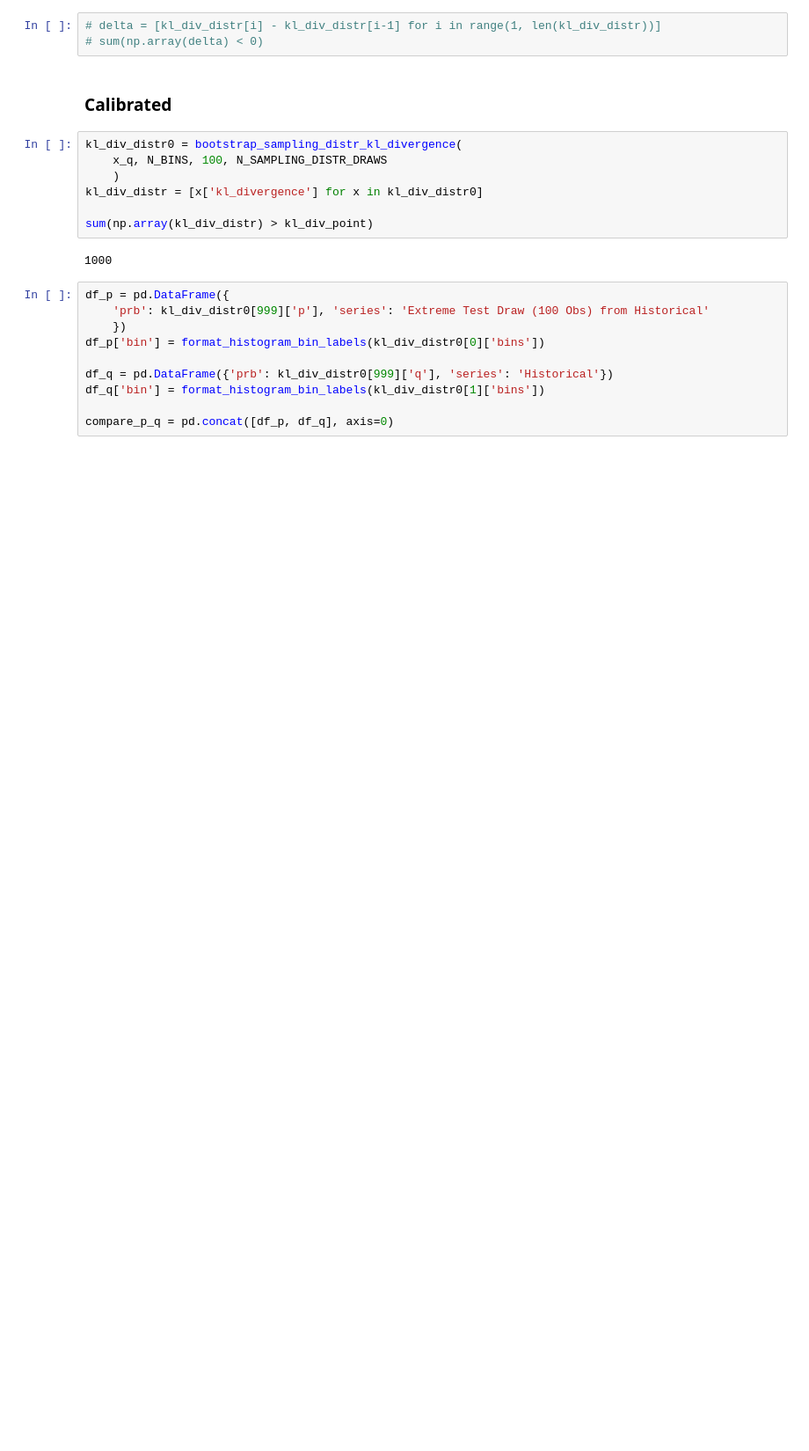
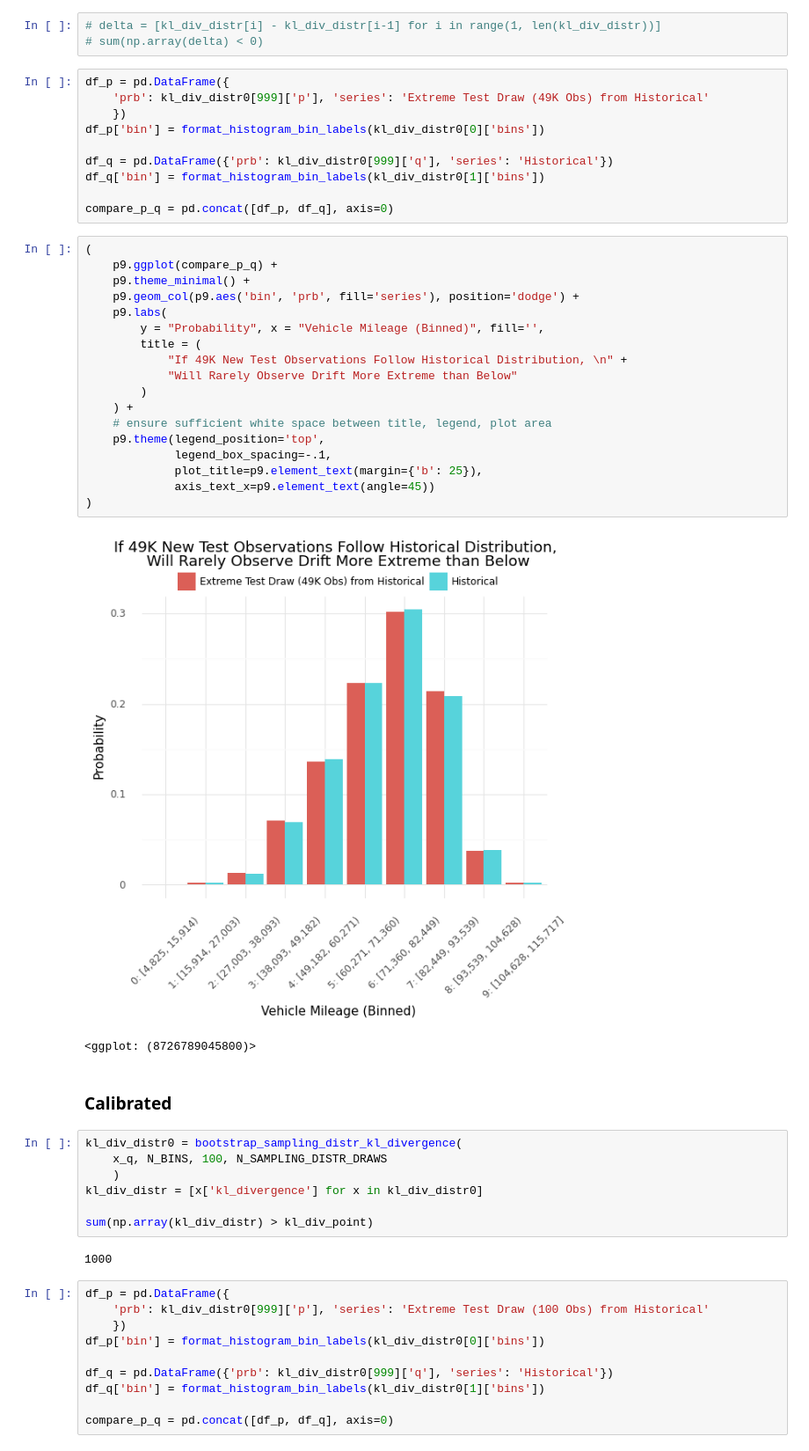
Before and after one commit to abrahamalex13/bayesian-case-studies, a Jupyter notebook: information_theory/kl_divergence.ipynb, the cells around one changed output. Shown at 88% size. Cells and saved outputs as stored; diff of their text form; blank space fills up the shorter version.

Commit message:
Add plot for extreme 49K-obs test draw

```diff
--- a/information_theory/kl_divergence.ipynb
+++ b/information_theory/kl_divergence.ipynb
@@ -271,6 +271,37 @@ array([4.31648769e-05, 5.87290308e-05, 8.56258776e-05, 1.13957696e-04,
 # %%
 # delta = [kl_div_distr[i] - kl_div_distr[i-1] for i in range(1, len(kl_div_distr))]
 # sum(np.array(delta) < 0)
+# %%
+df_p = pd.DataFrame({
+    'prb': kl_div_distr0[999]['p'], 'series': 'Extreme Test Draw (49K Obs) from Historical'
+    })
+df_p['bin'] = format_histogram_bin_labels(kl_div_distr0[0]['bins'])
+
+df_q = pd.DataFrame({'prb': kl_div_distr0[999]['q'], 'series': 'Historical'})
+df_q['bin'] = format_histogram_bin_labels(kl_div_distr0[1]['bins'])
+
+compare_p_q = pd.concat([df_p, df_q], axis=0)
+# %%
+(
+    p9.ggplot(compare_p_q) +
+    p9.theme_minimal() +
+    p9.geom_col(p9.aes('bin', 'prb', fill='series'), position='dodge') +
+    p9.labs(
+        y = "Probability", x = "Vehicle Mileage (Binned)", fill='',
+        title = (
+            "If 49K New Test Observations Follow Historical Distribution, \n" +
+            "Will Rarely Observe Drift More Extreme than Below"
+        )
+    ) +
+    # ensure sufficient white space between title, legend, plot area
+    p9.theme(legend_position='top',
+             legend_box_spacing=-.1,
+             plot_title=p9.element_text(margin={'b': 25}),
+             axis_text_x=p9.element_text(angle=45))
+)
+# %% [output]
+[figure, added]
+<ggplot: (8726789045800)>
 # %% [markdown]
 ### Calibrated
 # %%
```
Also changed, not shown: parts of 4 cells of this notebook.
